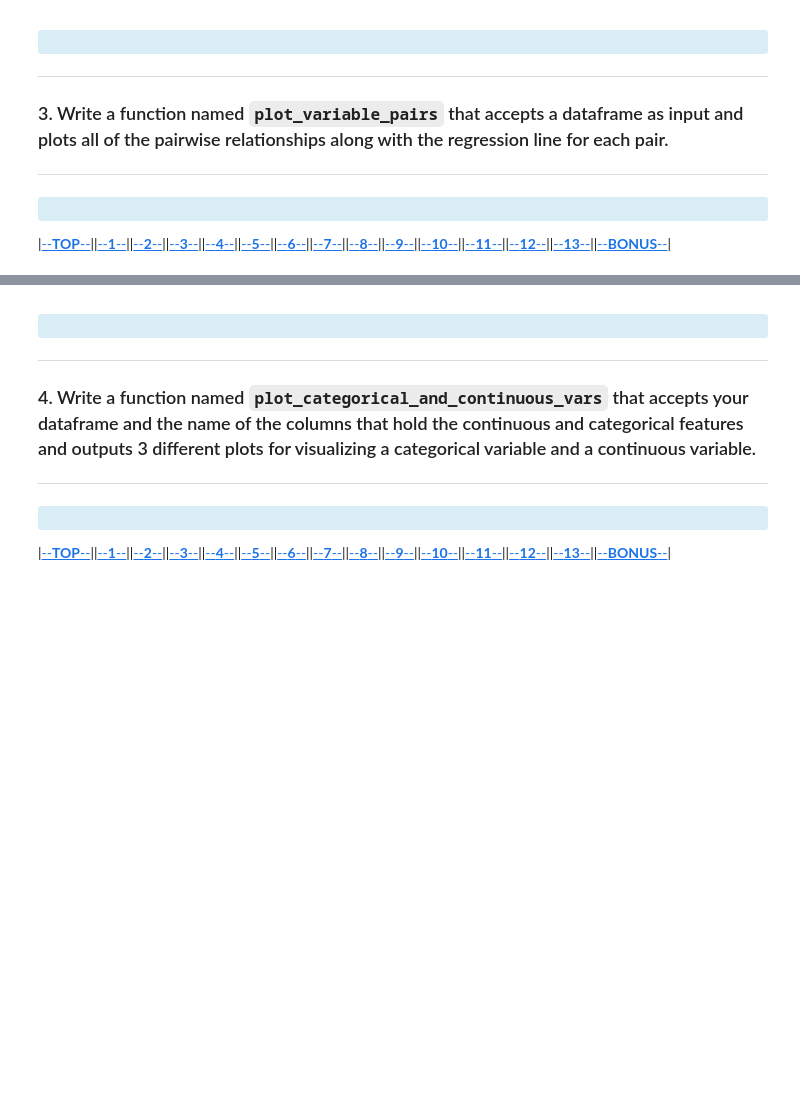
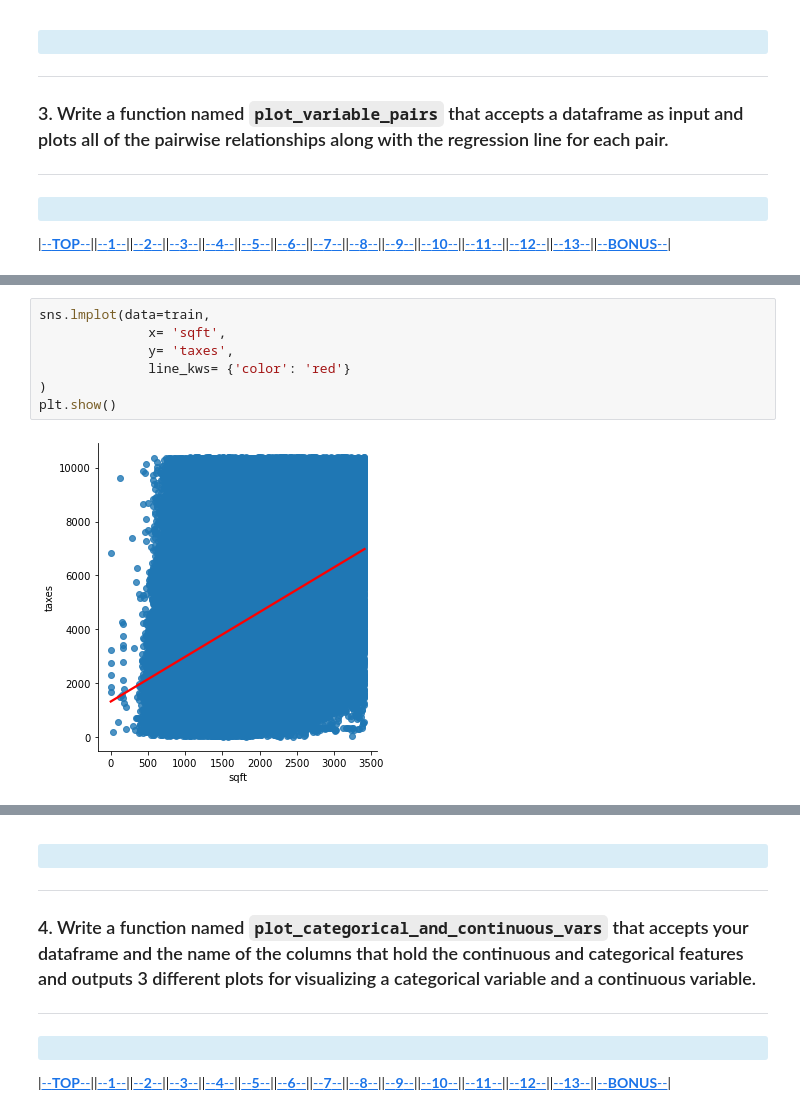
Before and after one commit to David-Howell/regression-exercises, a Jupyter notebook: explore.ipynb, the cells around one changed output, grey strips where cells are left out. Saved outputs shown, nothing was run; the diff lists cells and outputs as text; blank space fills up the shorter version.

```diff
--- a/explore.ipynb
+++ b/explore.ipynb
@@ -59,0 +124,9 @@ from scipy.stats import pearsonr, spearmanr,
+# %%
+sns.lmplot(data=train,
+              x= 'sqft',
+              y= 'taxes',
+              line_kws= {'color': 'red'}
+)
+plt.show()
+# %% [output]
+[figure, added]
```
Also changed, not shown: parts of 13 cells of this notebook.
